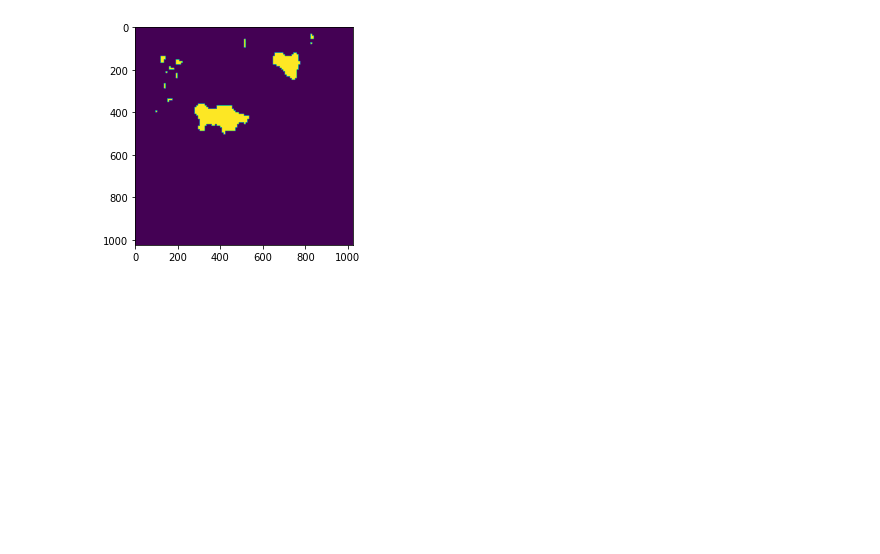
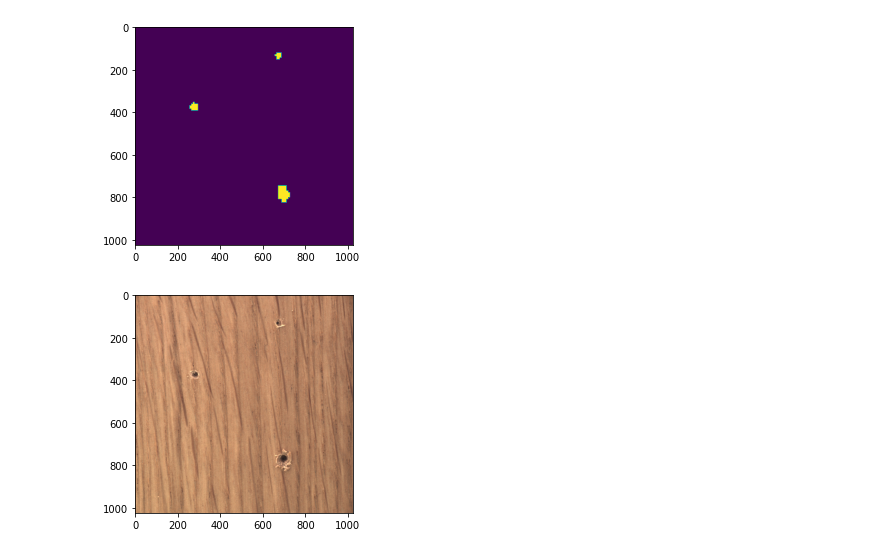
Before and after one commit to jimmyboman/GenClass, a Jupyter notebook: trainer_test.ipynb, the cells around one changed output. Cells and saved outputs as stored; diff of their text form; code cells hidden in the pictures; blank space fills up the shorter version.

```diff
--- a/trainer_test.ipynb
+++ b/trainer_test.ipynb
@@ -99,5 +93,5 @@ Epoch 20/20
 # %%
-test_im = imread('/content/drive/My Drive/Exjobb/Wood/color01.png')
+test_im = imread('/content/drive/My Drive/Exjobb/val_ims/Kopia av 001.png')
 anomap = anom_scores('cnn', cnn, test_im, seg_size, seg_size, channels, stride)
 imshow(anomap)
 show()
@@ -106,7 +100,10 @@ show()
 # %%
-imshow(anomap > 13)
+imshow(anomap > 15)
 show()
+imshow(test_im)
+show()
 # %% [output]
-[figure, old version]
+[figure, new version]
+[figure, added]
 # %%
 cnn.save('VGG19_TL_plates1-2-4+badpic_1+60epochs.h5')
```
Also changed, not shown: parts of 6 cells of this notebook.
